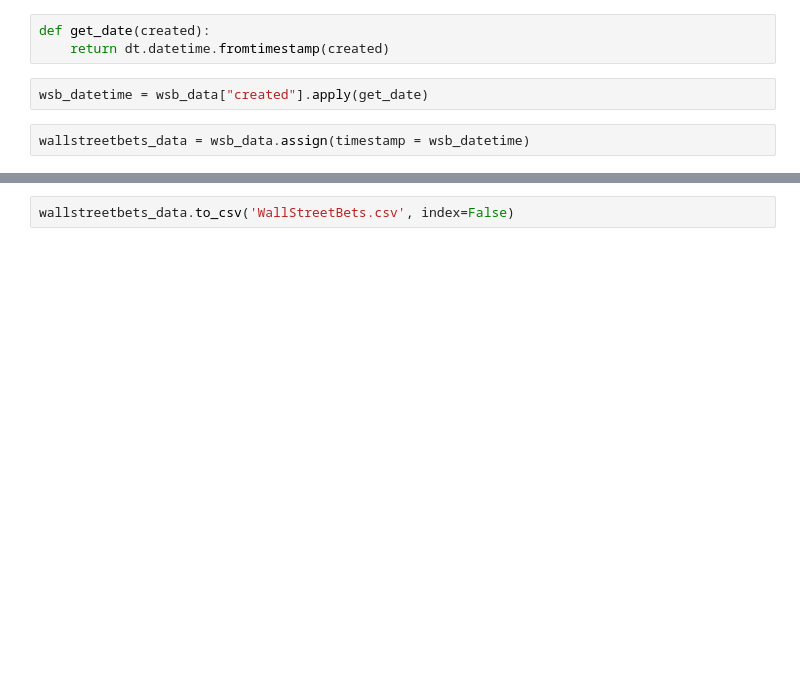
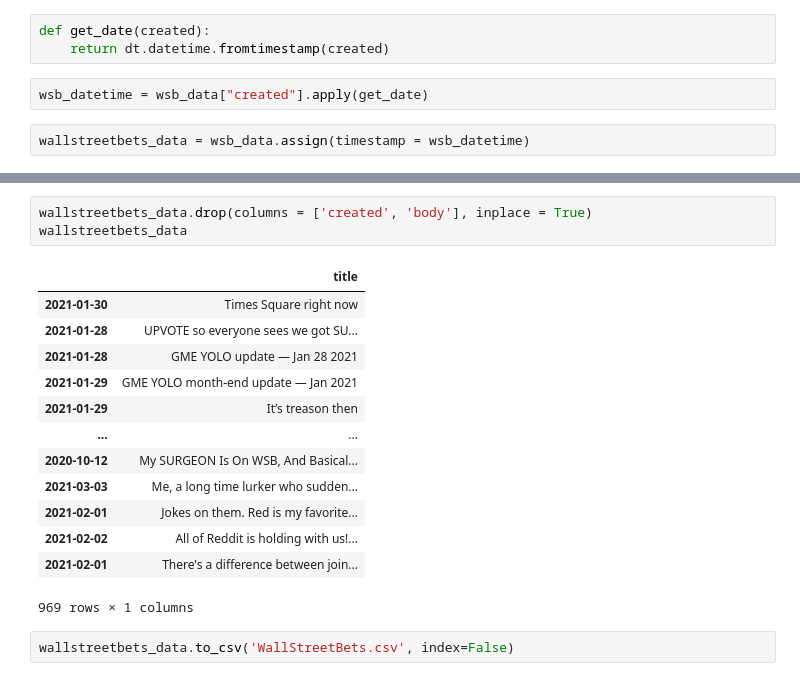
Before and after one commit to iAmSeanzie/Group_MemeStock_Project, a Jupyter notebook: Reddit_API/WallStreetBets.ipynb, the cells around one changed output, grey strips where cells are left out. Drawn from its saved outputs; the diff is of its cells as text; blank space fills up the shorter version.

```diff
--- a/Reddit_API/WallStreetBets.ipynb
+++ b/Reddit_API/WallStreetBets.ipynb
@@ -78,2 +119,19 @@ wallstreetbets_data
+# %%
+wallstreetbets_data.drop(columns = ['created', 'body'], inplace = True)
+wallstreetbets_data
+# %% [output]
+|  | title |
+| 2021-01-30 | Times Square right now |
+| 2021-01-28 | UPVOTE so everyone sees we got SU... |
+| 2021-01-28 | GME YOLO update — Jan 28 2021 |
+| 2021-01-29 | GME YOLO month-end update — Jan 2021 |
+| 2021-01-29 | It’s treason then |
+| ... | ... |
+| 2020-10-12 | My SURGEON Is On WSB, And Basical... |
+| 2021-03-03 | Me, a long time lurker who sudden... |
+| 2021-02-01 | Jokes on them. Red is my favorite... |
+| 2021-02-02 | All of Reddit is holding with us!... |
+| 2021-02-01 | There's a difference between join... |
+969 rows × 1 columns
 # %%
 wallstreetbets_data.to_csv('WallStreetBets.csv', index=False)
```
Also changed, not shown: parts of 13 cells of this notebook.
